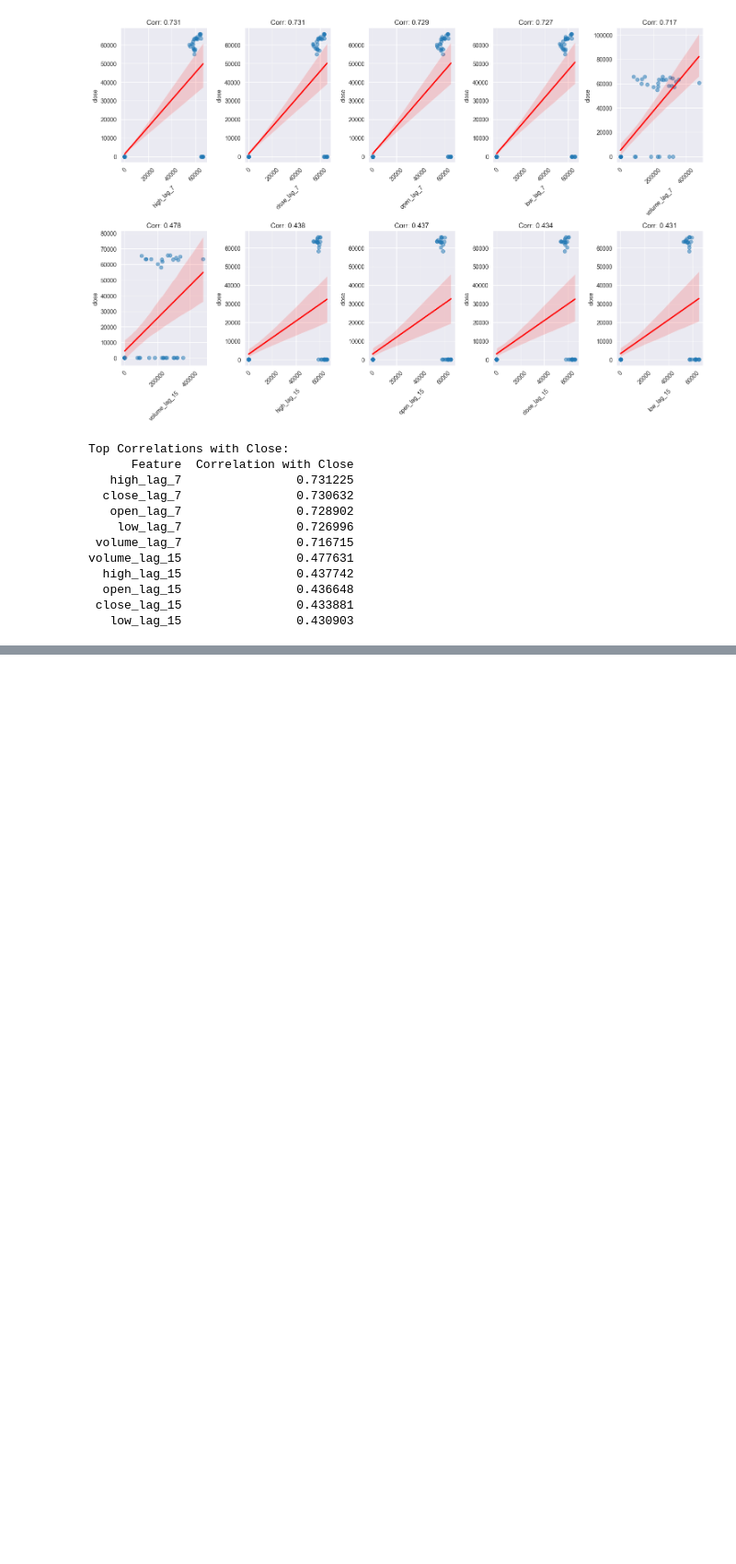
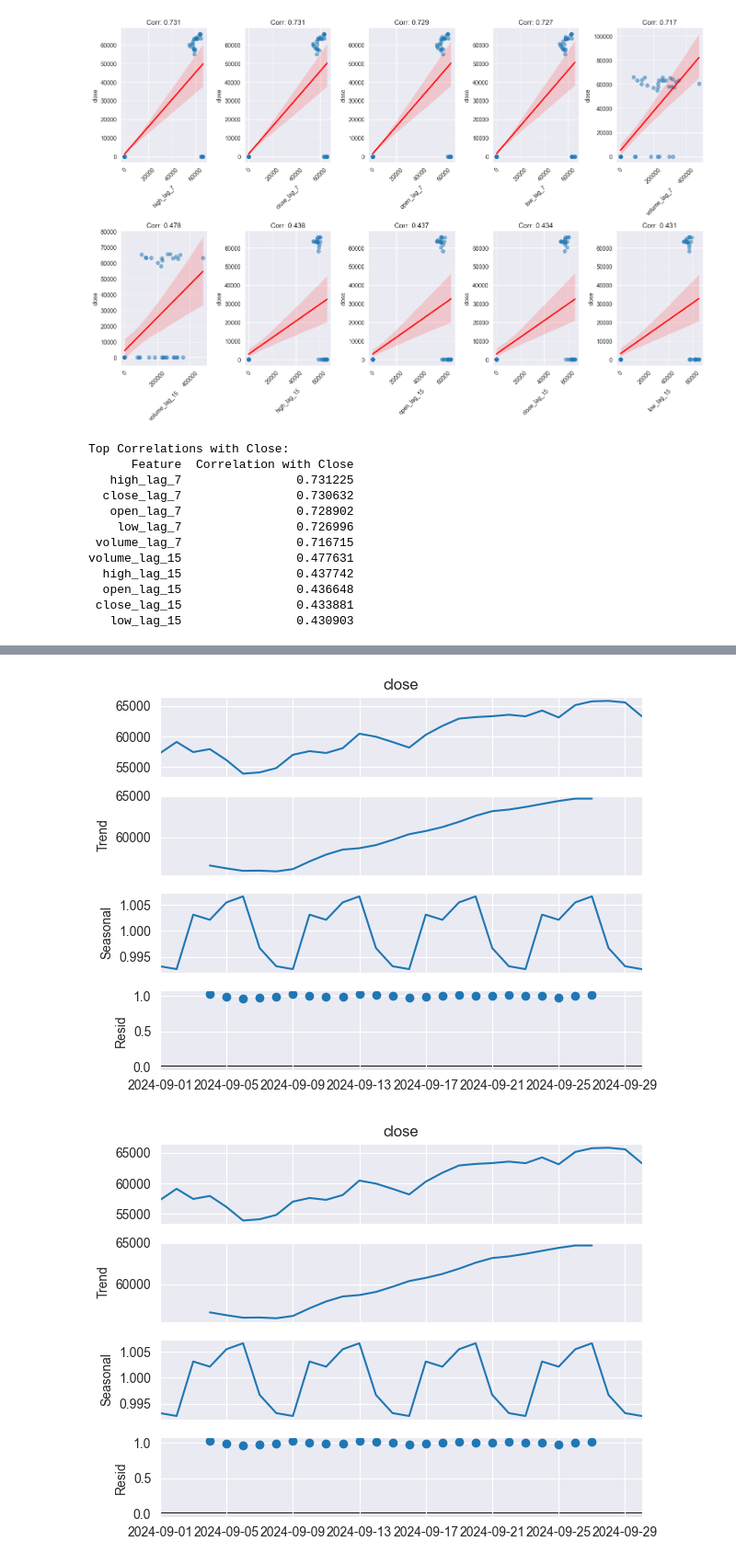
Before and after one commit to OnkarSama/diag, a Jupyter notebook: DiasFinal.ipynb, the cells around one changed output, grey strips where cells are left out. Shown at 92% size. Cells and saved outputs as stored; diff of their text form; code cells hidden in the pictures; blank space fills up the shorter version.

```diff
--- a/DiasFinal.ipynb
+++ b/DiasFinal.ipynb
@@ -396,0 +397,19 @@ RMSE: 61060.30
+# %%
+# Convert timestamp from scientific notation to datetime
+train_df['open_time'] = pd.to_datetime(train_df['open_time'], unit='ms')
+
+# Set Date as index and resample to daily level
+# Using 'last' for price columns and 'sum' for volume
+daily_train_df = train_df.set_index('open_time').resample('D').agg({
+    'open': 'first',
+    'high': 'max',
+    'low': 'min',
+    'close': 'last',
+    'volume': 'sum'
+}).reset_index()
+
+# Remove timezone information if present
+daily_train_df['open_time'] = daily_train_df['open_time'].dt.date
+
+# Get the latest date from the DataFrame
+latest_date = daily_train_df['open_time'].max()
@@ -396,0 +436,21 @@ RMSE: 61060.30
+# %%
+import pandas as pd
+from statsmodels.tsa.seasonal import seasonal_decompose
+
+# Assuming 'open_time' is already in datetime format, otherwise convert it
+daily_train_df['open_time'] = pd.to_datetime(daily_train_df['open_time'])
+
+# Set 'open_time' as the index
+daily_train_df.set_index('open_time', inplace=True)
+
+# Ensure the index has a frequency
+daily_train_df = daily_train_df.asfreq('D')  # 'D' for daily frequency, adjust as necessary
+
+# ETS Decomposition
+result = seasonal_decompose(daily_train_df['close'], model='multiplicative')
+
+# Plot the results
+result.plot()
+# %% [output]
+[figure, added]
+[figure, added]
```
Also changed, not shown: parts of 4 cells of this notebook, 13 other files.
